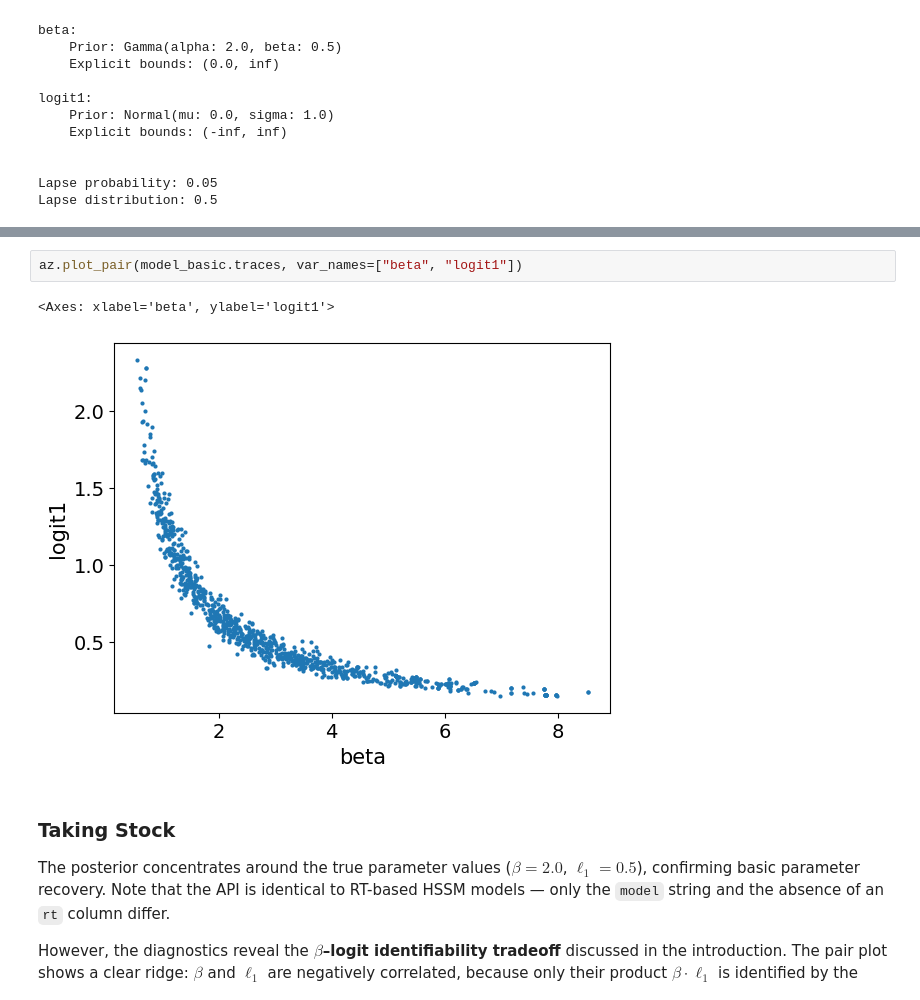
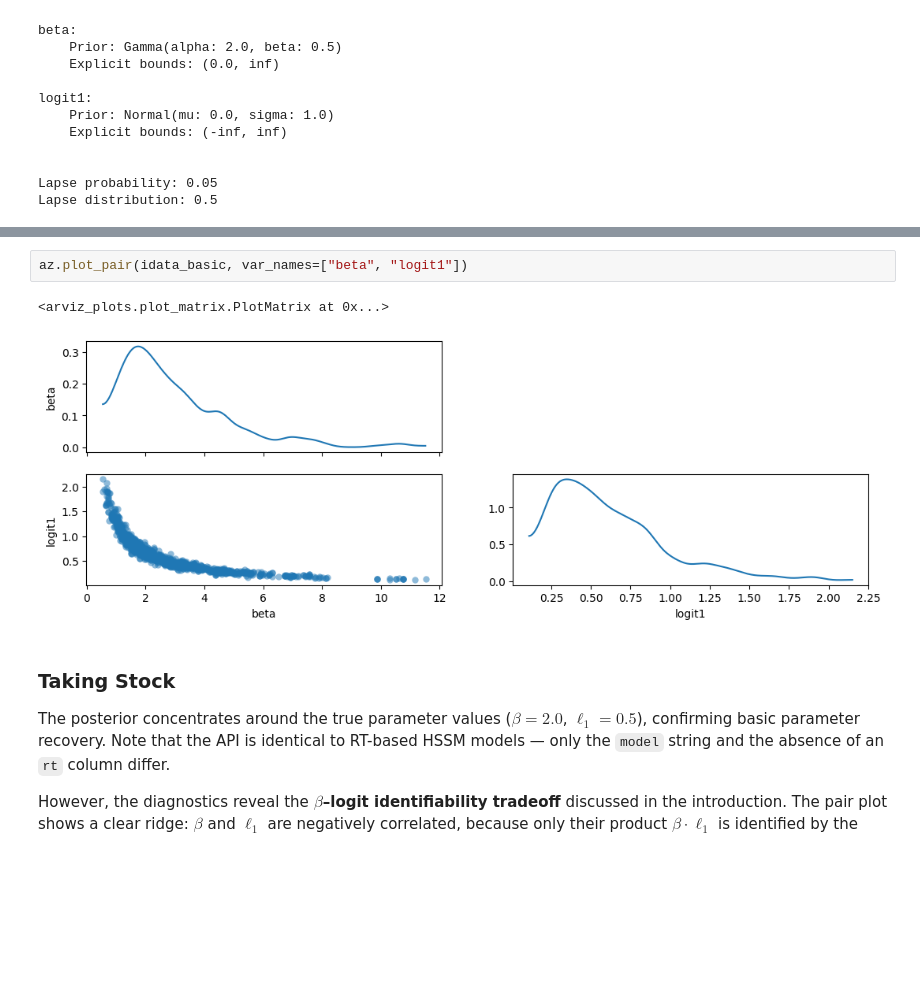
Before and after one commit to lnccbrown/HSSM, a Jupyter notebook: docs/tutorials/choice_only_models.ipynb, the cells around one changed output, grey strips where cells are left out. Saved outputs shown, nothing was run; the diff lists cells and outputs as text; blank space fills up the shorter version.

```diff
--- a/docs/tutorials/choice_only_models.ipynb
+++ b/docs/tutorials/choice_only_models.ipynb
@@ -246,8 +244,8 @@ plt.show()
 # %%
-az.plot_pair(model_basic.traces, var_names=["beta", "logit1"])
+az.plot_pair(idata_basic, var_names=["beta", "logit1"])
 # %% [output]
-<Axes: xlabel='beta', ylabel='logit1'>
+<arviz_plots.plot_matrix.PlotMatrix at 0x...>
-[figure, old version]
+[figure, new version]
 # %% [markdown]
 ### Taking Stock
 
```
Also changed, not shown: parts of 20 cells of this notebook, 16 other files.
